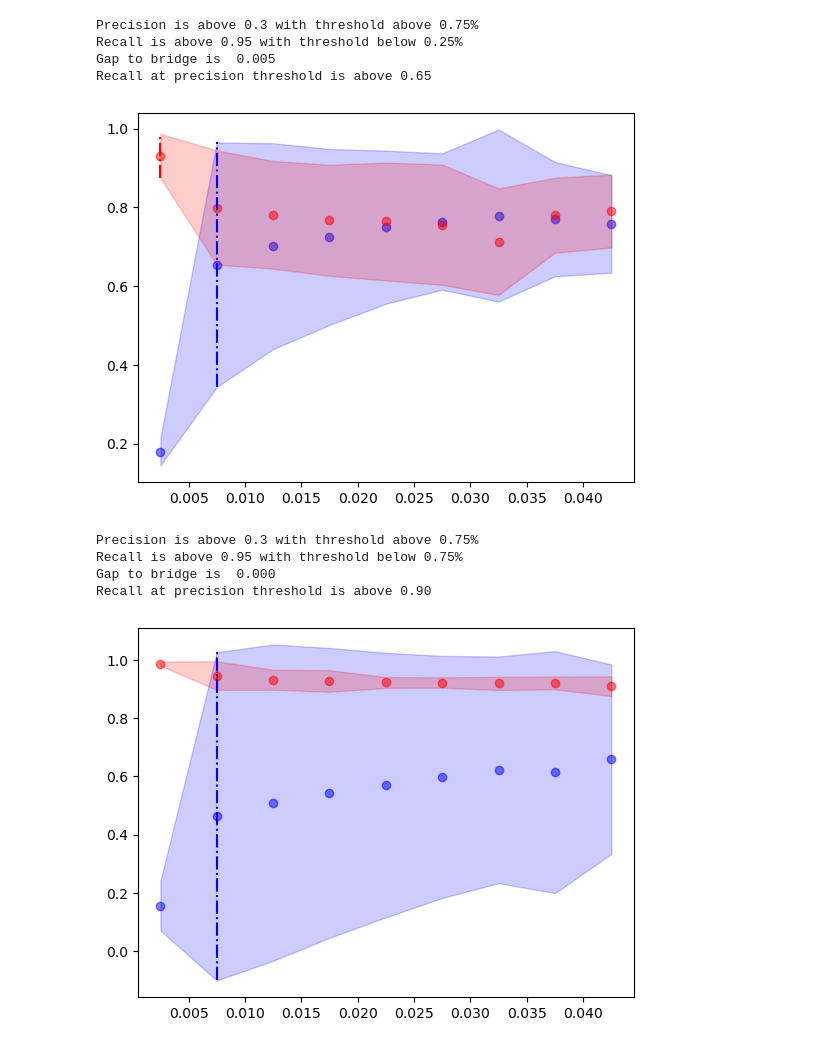
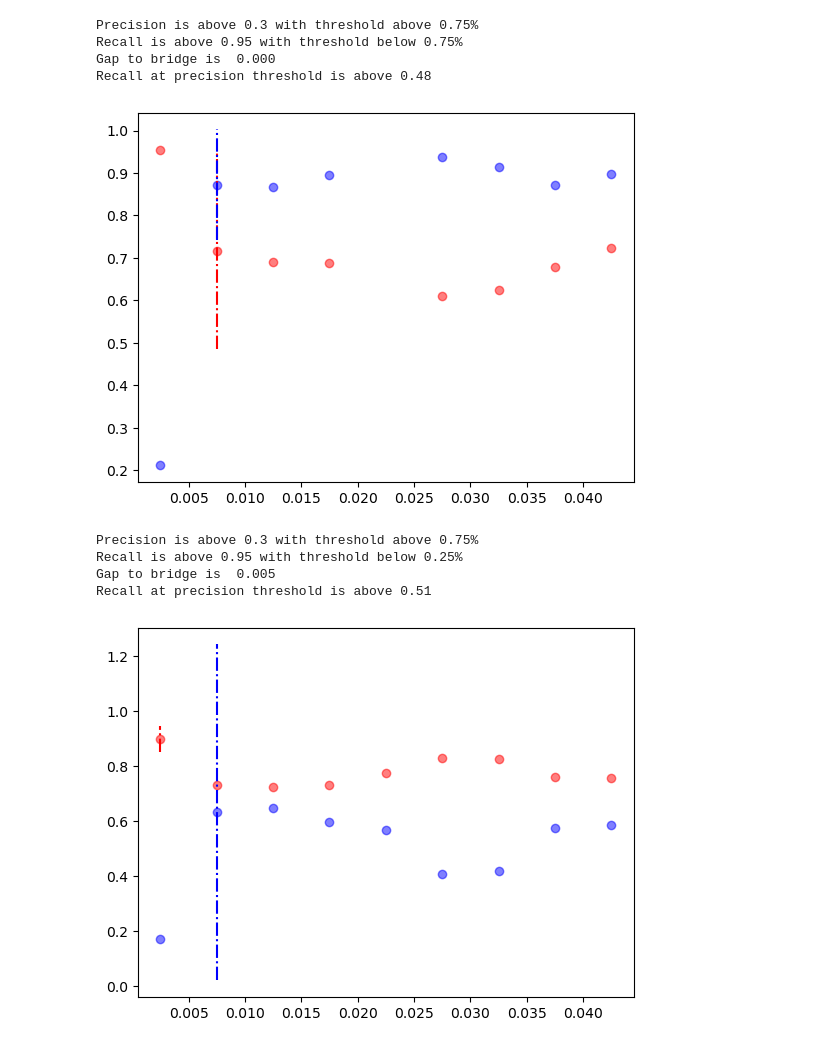
Before and after one commit to ArtemChemist/CFU_counter, a Jupyter notebook: Baseline CNN/prec_rec analysis.ipynb, the cells around one changed output. Saved outputs shown, nothing was run; the diff lists cells and outputs as text; code cells hidden in the pictures.

```diff
--- a/Baseline CNN/prec_rec analysis.ipynb
+++ b/Baseline CNN/prec_rec analysis.ipynb
@@ -7,7 +7,7 @@ def plot_prec_rec(df, thresholded = 0):
         mask= (df['thresholded?'] == thresholded)
         bins = pd.cut(df["threshold"], np.arange(0, 0.05, 0.005))
 
-        df_by_iter = df[mask].groupby(['iteration', bins]).mean()[['precision','recall']]
+        df_by_iter = df[mask].groupby(['iter', bins]).mean()[['precision','recall']]
         to_plot = df_by_iter.groupby(['threshold']).mean()
         to_plot[['prec_std', 'rec_std']] = df_by_iter.groupby(['threshold']).std()[['precision', 'recall']]
         to_plot['x'] = pd.IntervalIndex(to_plot.index.get_level_values('threshold')).mid
@@ -19,9 +19,9 @@ def plot_prec_rec(df, thresholded = 0):
 
         fig, ax = plt.subplots()
         ax.scatter(to_plot.x, to_plot.precision, color = 'blue', alpha = 0.5)
-        ax.fill_between(to_plot.x, to_plot.prec_upper, to_plot.prec_lower, color='blue', alpha=.2)
+        #ax.fill_between(to_plot.x, to_plot.prec_upper, to_plot.prec_lower, color='blue', alpha=.2)
         ax.scatter(to_plot.x, to_plot.recall, color = 'red', alpha = 0.5)
-        ax.fill_between(to_plot.x, to_plot.rec_upper, to_plot.rec_lower, color='red', alpha=.2)
+        #ax.fill_between(to_plot.x, to_plot.rec_upper, to_plot.rec_lower, color='red', alpha=.2)
         x_rec_thr = to_plot.x[to_plot.recall<0.95].iloc[0]
         x_prec_thr = to_plot.x[to_plot.precision>0.3].iloc[0]
 
@@ -42,20 +42,20 @@ def plot_prec_rec(df, thresholded = 0):
         print(f"Gap to bridge is  {x_prec_thr -x_rec_thr:.3f}")
         print(f"Recall at precision threshold is above {to_plot.rec_lower[to_plot.x == x_prec_thr].iloc[0]:.2f}")
 # %%
-df = pd.read_csv('prec_rec_baseline224_nothresh.csv')
+df = pd.read_csv('prec_rec_baseline224_nothresh.csv', delimiter='\t')
 plot_prec_rec(df, thresholded = 0)
 # %% [output]
 Precision is above 0.3 with threshold above 0.75%
-Recall is above 0.95 with threshold below 0.25%
-Gap to bridge is  0.005
-Recall at precision threshold is above 0.65
+Recall is above 0.95 with threshold below 0.75%
+Gap to bridge is  0.000
+Recall at precision threshold is above 0.48
-[figure, old version]
+[figure, new version]
 # %%
-df = pd.read_csv('prec_rec_baseline224_nothresh.csv')
-plot_prec_rec(df, thresholded = 0)
+df = pd.read_csv('prec_rec_baseline224_thresh.csv', delimiter='\t')
+plot_prec_rec(df, thresholded = 1)
 # %% [output]
 Precision is above 0.3 with threshold above 0.75%
-Recall is above 0.95 with threshold below 0.75%
-Gap to bridge is  0.000
-Recall at precision threshold is above 0.90
+Recall is above 0.95 with threshold below 0.25%
+Gap to bridge is  0.005
+Recall at precision threshold is above 0.51
-[figure, old version]
+[figure, new version]
```
Also changed, not shown: 20 other files.
